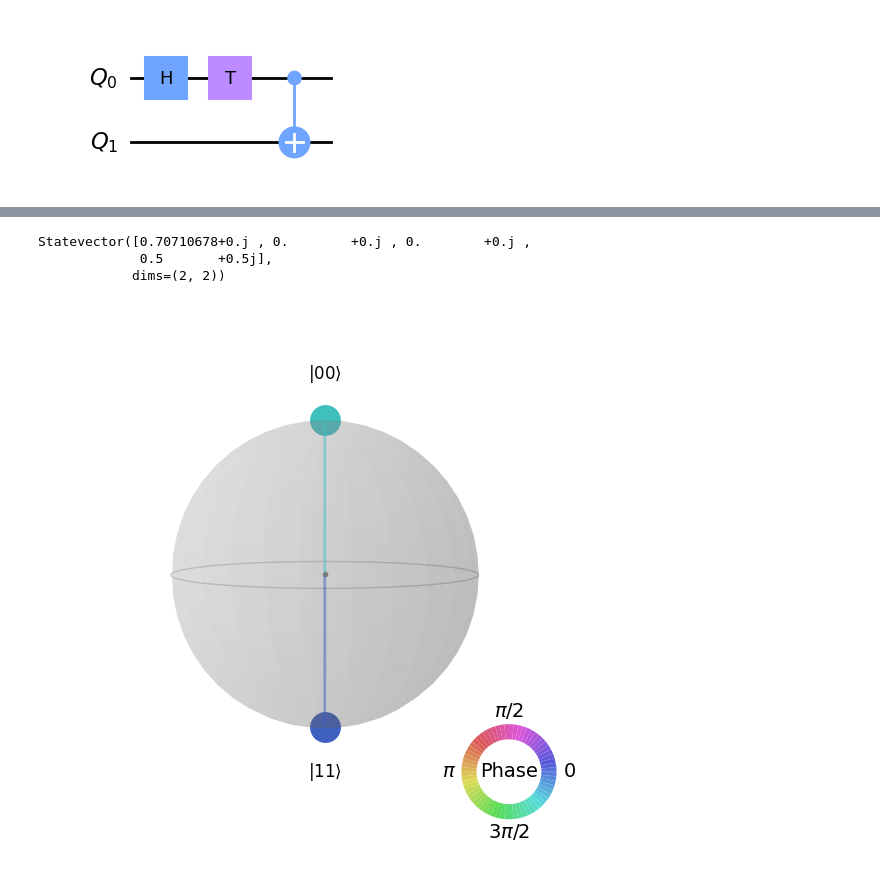
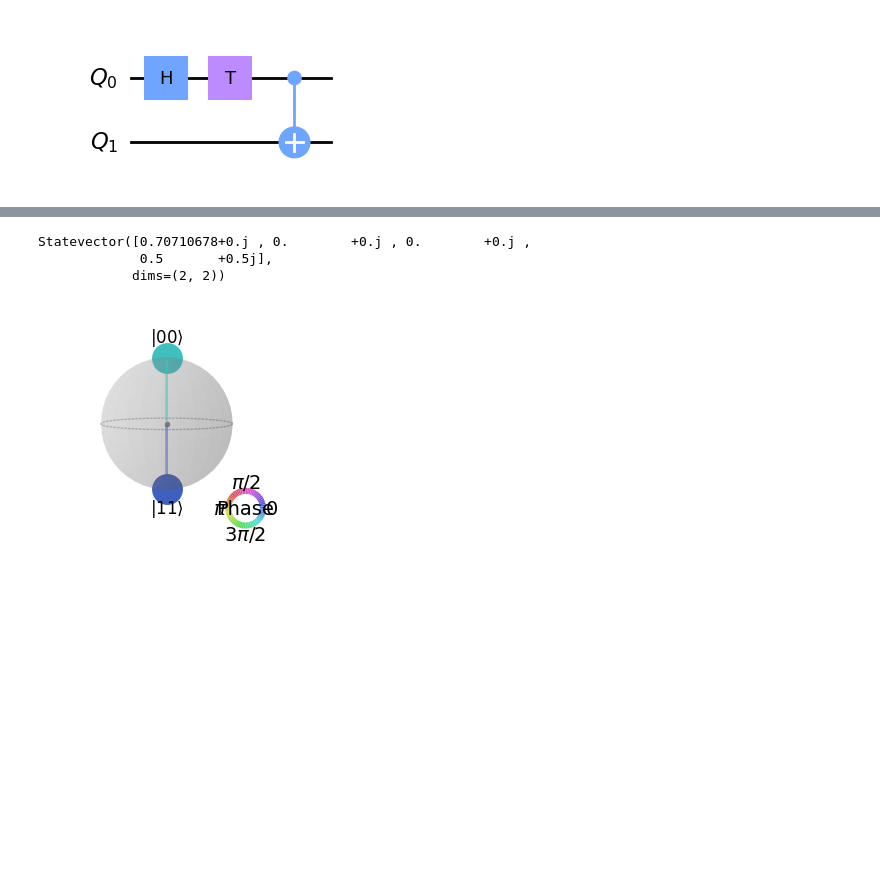
Before and after one commit to vadhri/quantum-notebook, a Jupyter notebook: qiskit/Quantum Circuits/H-T-CNOT.ipynb, the cells around one changed output, grey strips where cells are left out. Drawn from its saved outputs; the diff is of its cells as text; code cells hidden in the pictures; blank space fills up the shorter version.

```diff
--- a/qiskit/Quantum Circuits/H-T-CNOT.ipynb
+++ b/qiskit/Quantum Circuits/H-T-CNOT.ipynb
@@ -39,25 +39,25 @@ plot_histogram(measure_and_plot(cr))
 # %%
 cq = QuantumRegister(2, "Q")
 cr = QuantumCircuit(cq)
 
 cr.h(0)
 cr.t(0)
 cr.cx(cq[0], cq[1])
 
 cr.draw(output='mpl')
 
 sim = Aer.get_backend('aer_simulator')
 cr.save_statevector()
 qobj = assemble(cr)
 result = sim.run(qobj).result()
 out_state = result.get_statevector()
 print(out_state)
 
-plot_state_qsphere(out_state)
+plot_state_qsphere(out_state, figsize=(3,3))
 # %% [output]
 Statevector([0.70710678+0.j , 0.        +0.j , 0.        +0.j ,
              0.5       +0.5j],
             dims=(2, 2))
-[figure, old version]
+[figure, new version]
 # %%
 Maths :
```
Also changed, not shown: parts of 2 cells of this notebook, 14 other files.
